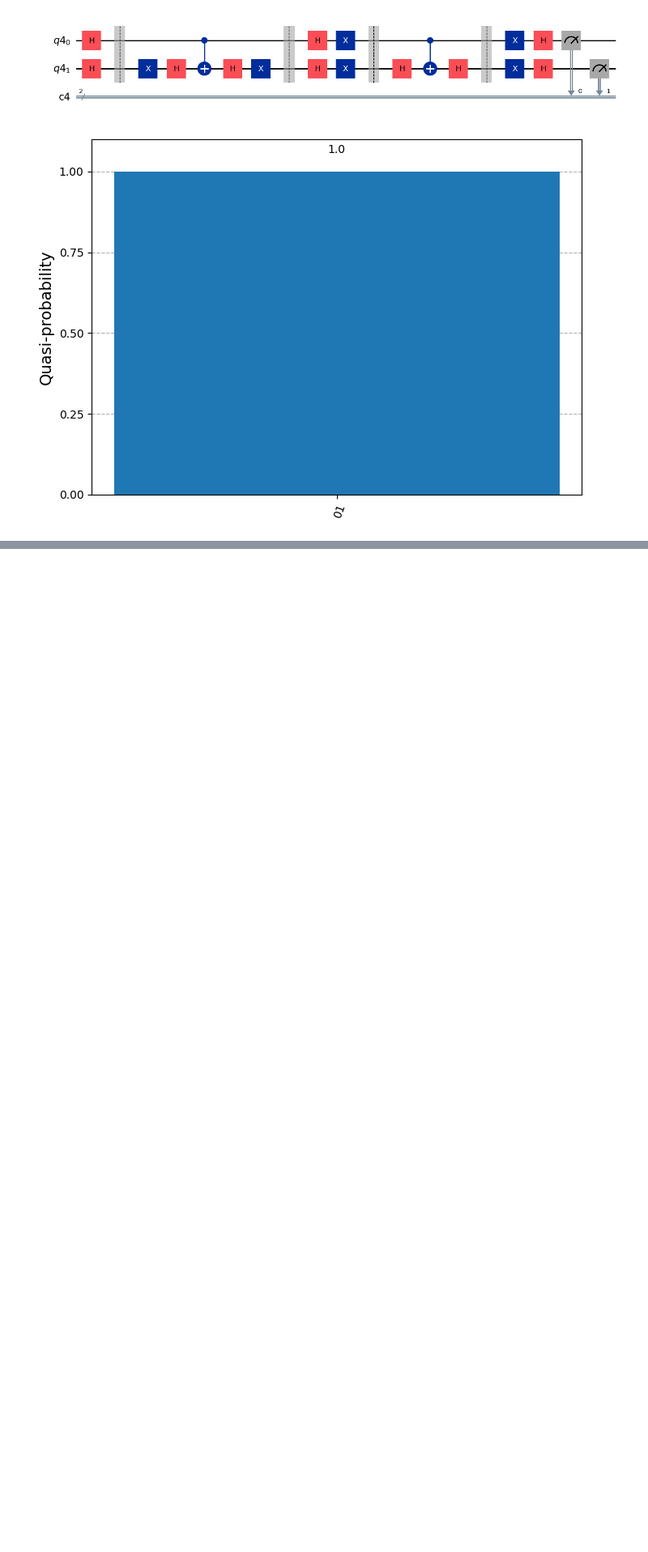
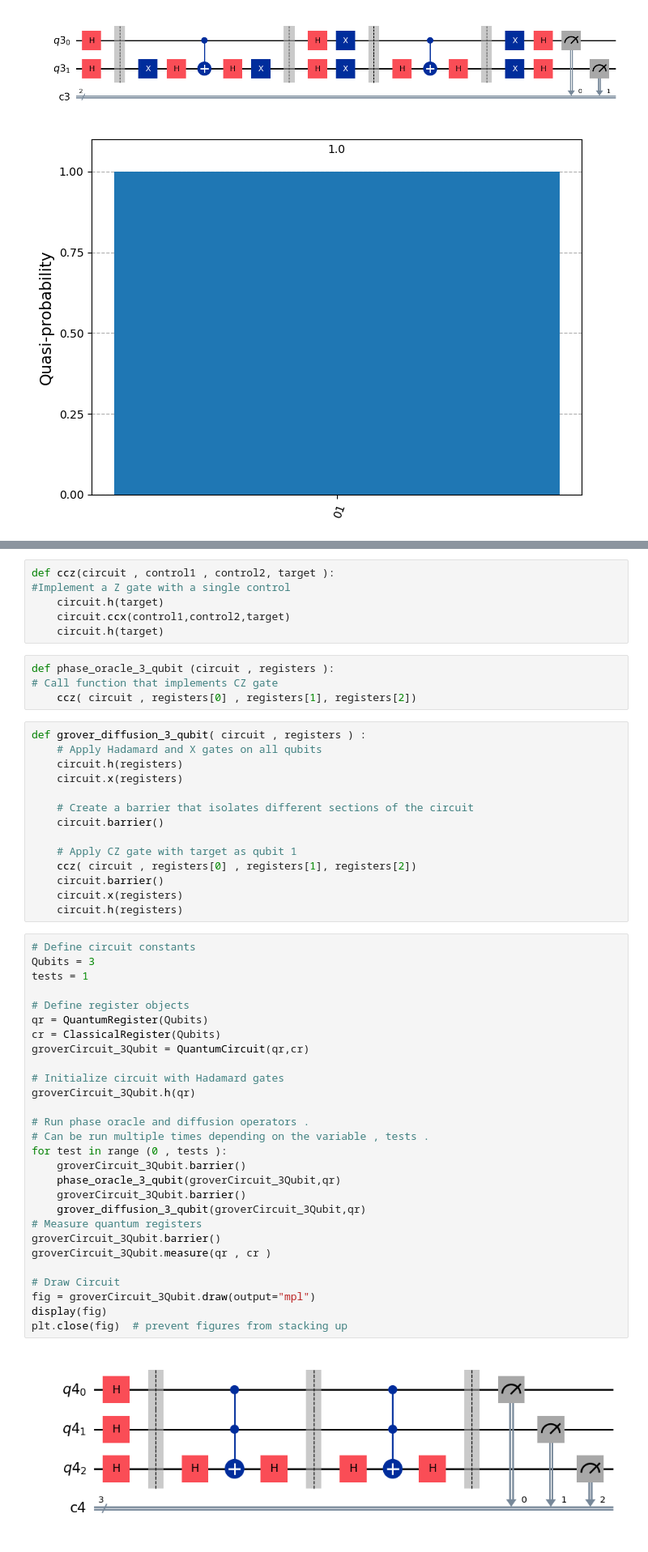
Before and after one commit to 10kshaodow/Quantum-Grover-s-Oracle, a Jupyter notebook: Grover.ipynb, the cells around one changed output, grey strips where cells are left out. Shown at 81% size. Drawn from its saved outputs; the diff is of its cells as text; blank space fills up the shorter version.

Commit message:
3qubit oracle implemented

```diff
--- a/Grover.ipynb
+++ b/Grover.ipynb
@@ -141,0 +142,54 @@ hi
+# %%
+def ccz(circuit , control1 , control2, target ):
+#Implement a Z gate with a single control
+    circuit.h(target)
+    circuit.ccx(control1,control2,target)
+    circuit.h(target)
+# %%
+def phase_oracle_3_qubit (circuit , registers ):
+# Call function that implements CZ gate
+    ccz( circuit , registers[0] , registers[1], registers[2])
+# %%
+def grover_diffusion_3_qubit( circuit , registers ) :
+    # Apply Hadamard and X gates on all qubits
+    circuit.h(registers)
+    circuit.x(registers)
+
+    # Create a barrier that isolates different sections of the circuit
+    circuit.barrier()
+
+    # Apply CZ gate with target as qubit 1
+    ccz( circuit , registers[0] , registers[1], registers[2])
+    circuit.barrier()
+    circuit.x(registers)
+    circuit.h(registers)
+# %%
+# Define circuit constants
+Qubits = 3
+tests = 1
+
+# Define register objects
+qr = QuantumRegister(Qubits)
+cr = ClassicalRegister(Qubits)
+groverCircuit_3Qubit = QuantumCircuit(qr,cr)
+
+# Initialize circuit with Hadamard gates
+groverCircuit_3Qubit.h(qr)
+
+# Run phase oracle and diffusion operators .
+# Can be run multiple times depending on the variable , tests .
+for test in range (0 , tests ):
+    groverCircuit_3Qubit.barrier()
+    phase_oracle_3_qubit(groverCircuit_3Qubit,qr)
+    groverCircuit_3Qubit.barrier()
+    grover_diffusion_3_qubit(groverCircuit_3Qubit,qr)
+# Measure quantum registers
+groverCircuit_3Qubit.barrier()
+groverCircuit_3Qubit.measure(qr , cr )
+
+# Draw Circuit
+fig = groverCircuit_3Qubit.draw(output="mpl")
+display(fig)
+plt.close(fig)  # prevent figures from stacking up
+# %% [output]
+[figure, added]
```
Also changed, not shown: parts of 2 cells of this notebook.
